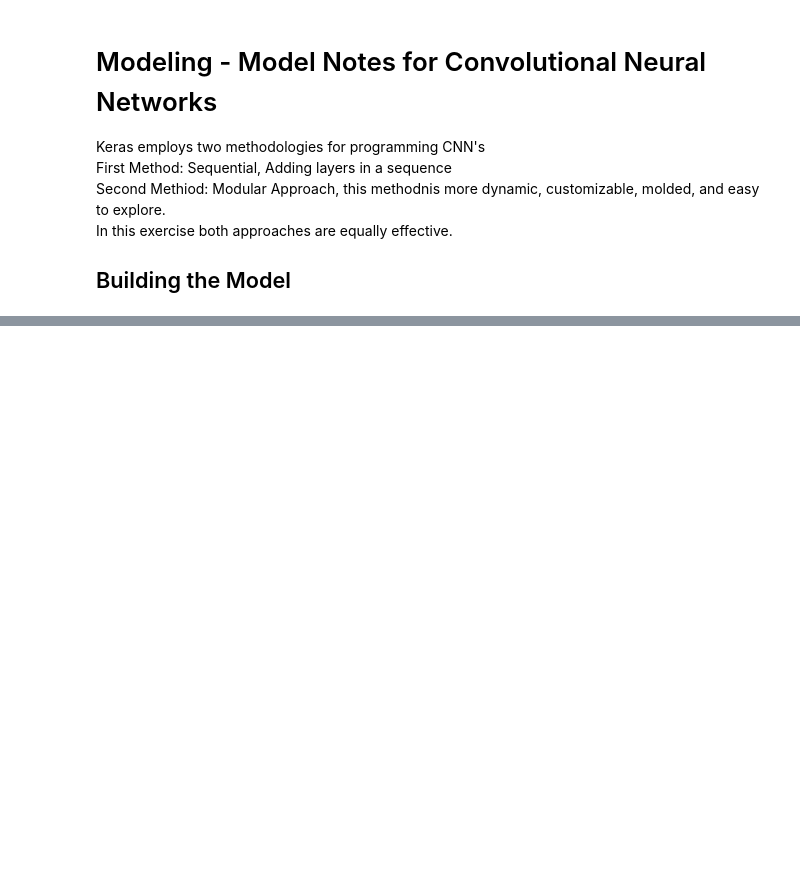
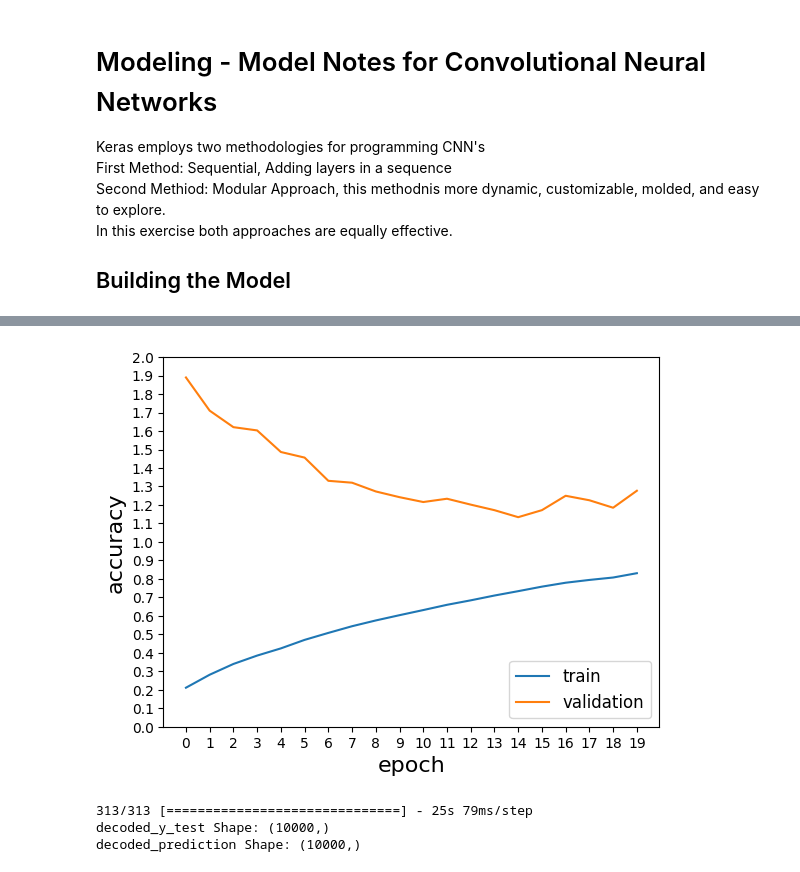
Before and after one commit to AirPro/DeepLearningFinalProject, a Jupyter notebook: Freidrd_Deep_Learning_Final_Projecct_V1.ipynb, the cells around one changed output, grey strips where cells are left out. Cells and saved outputs as stored; diff of their text form; code cells hidden in the pictures; blank space fills up the shorter version.

```diff
--- a/Freidrd_Deep_Learning_Final_Projecct_V1.ipynb
+++ b/Freidrd_Deep_Learning_Final_Projecct_V1.ipynb
@@ -121,0 +215,23 @@ model = models.Sequential()
+# %%
+plt.plot(history.history['accuracy'])
+plt.plot(history.history['val_loss'])
+plt.xlabel('epoch',fontsize=16)
+plt.ylabel('accuracy',fontsize=16)
+plt.yticks(np.arange(0.0,2.05,0.1))#, step=0.5))
+plt.xticks(np.arange(0, epochs_num))
+plt.legend(['train', 'validation'], loc='lower right', fontsize='large')
+plt.show()
+# %% [output]
+[figure, added]
+# %%
+pred_test = model.predict(X_test)
+
+decoded_y_test= tf.argmax(y_test, axis=1)
+decoded_prediction = tf.argmax(pred_test, axis=1)
+
+print('decoded_y_test Shape:', decoded_y_test.shape)
+print('decoded_prediction Shape:', decoded_prediction.shape)
+# %% [output]
+313/313 [==============================] - 25s 79ms/step
+decoded_y_test Shape: (10000,)
+decoded_prediction Shape: (10000,)
```
Also changed, not shown: parts of 14 cells of this notebook.
